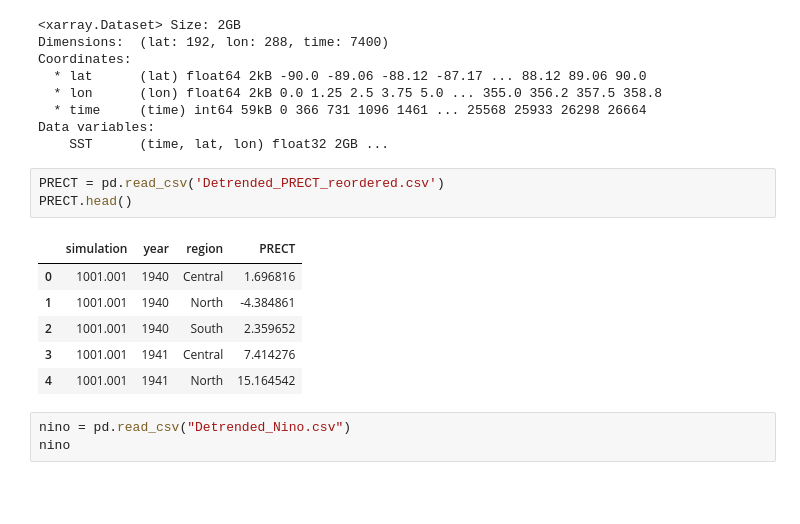
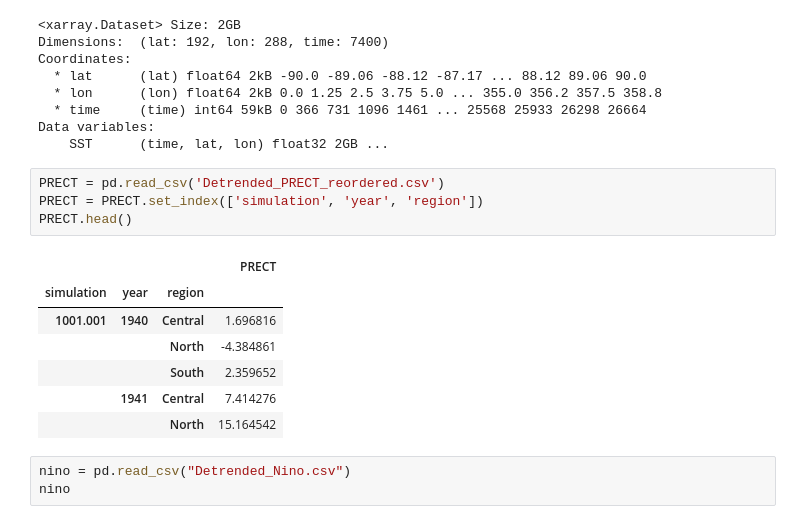
Before and after one commit to mtvaden1/California_Climate_Capstone, a Jupyter notebook: modeling/North_Model.ipynb, the cells around one changed output. Drawn from its saved outputs; the diff is of its cells as text; blank space fills up the shorter version.

```diff
--- a/modeling/North_Model.ipynb
+++ b/modeling/North_Model.ipynb
@@ -47,14 +47,16 @@ Data variables:
     SST      (time, lat, lon) float32 2GB ...
 # %%
 PRECT = pd.read_csv('Detrended_PRECT_reordered.csv')
+PRECT = PRECT.set_index(['simulation', 'year', 'region'])
 PRECT.head()
 # %% [output]
-|  | simulation | year | region | PRECT |
-| 0 | 1001.001 | 1940 | Central | 1.696816 |
-| 1 | 1001.001 | 1940 | North | -4.384861 |
-| 2 | 1001.001 | 1940 | South | 2.359652 |
-| 3 | 1001.001 | 1941 | Central | 7.414276 |
-| 4 | 1001.001 | 1941 | North | 15.164542 |
+|  |  |  | PRECT |
+| simulation | year | region |  |
+| 1001.001 | 1940 | Central | 1.696816 |
+|  |  | North | -4.384861 |
+|  |  | South | 2.359652 |
+|  | 1941 | Central | 7.414276 |
+|  |  | North | 15.164542 |
 # %%
 nino = pd.read_csv("Detrended_Nino.csv")
 nino
```
Also changed, not shown: parts of 17 cells of this notebook.
